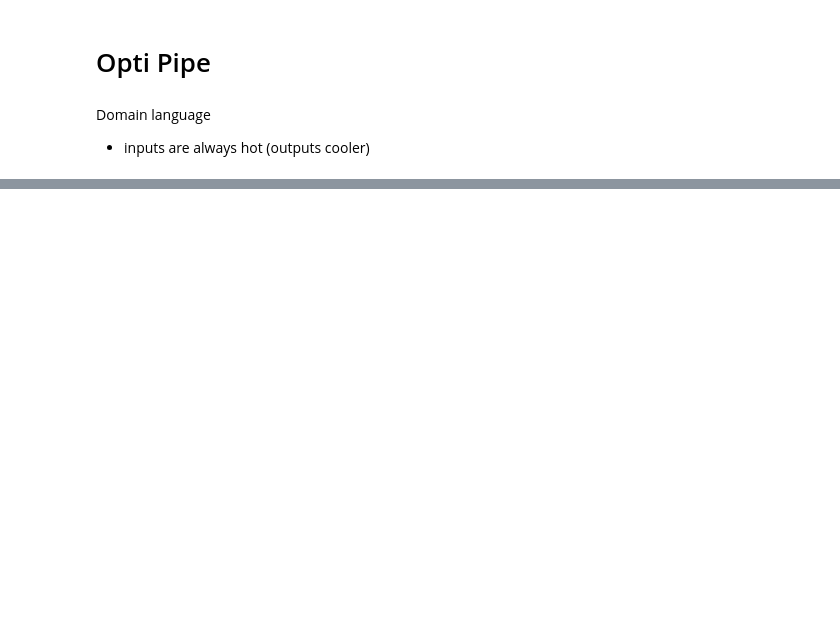
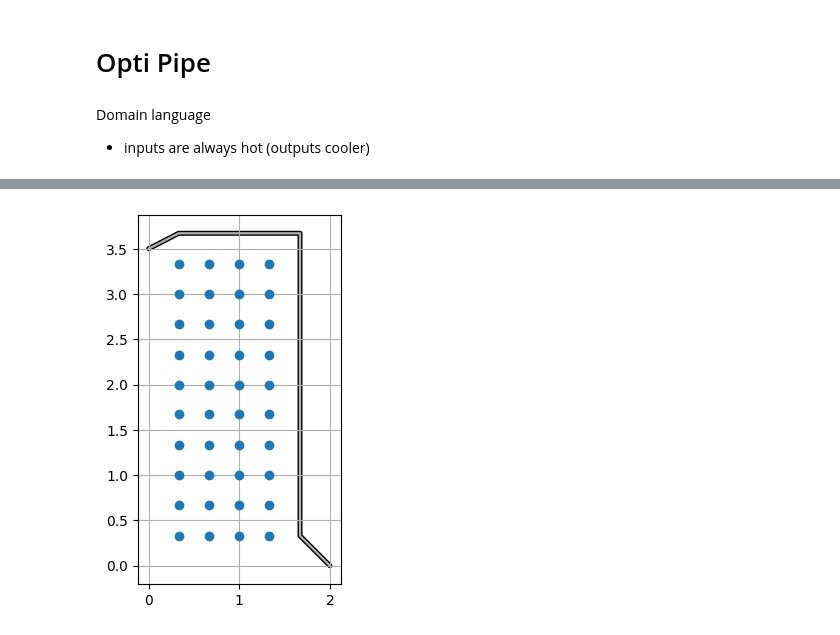
Before and after one commit to felixscode/opti-pipe, a Jupyter notebook: jupyter/prof.ipynb, the cells around one changed output, grey strips where cells are left out. Drawn from its saved outputs; the diff is of its cells as text; code cells hidden in the pictures; blank space fills up the shorter version.

```diff
--- a/jupyter/prof.ipynb
+++ b/jupyter/prof.ipynb
@@ -56,0 +54,26 @@ Path not found between 2.0_0_NodeType.INPUT and 0_3.75_NodeType.INPUT
+# %%
+import networkx as nx
+from shapely.geometry import MultiPoint
+from shapely.plotting import  plot_points
+subgraphs = tuple(nx.connected_components(model.graph.graph))
+# %%
+def get_multi_point_from_graph(graph,nodes):
+    return MultiPoint([node.geometry for node in nodes if node.id in graph])
+
+def find_best_pipe(subgraph,pipes,nodes,grid_size):
+    shapely_points = get_multi_point_from_graph(subgraph,nodes)
+    plot_points(shapely_points)
+    potential_pipes = []
+    for pipe in pipes:
+        if pipe.geometry.distance(shapely_points) < grid_size*1.1:
+            potential_pipes.append(pipe)
+    if not potential_pipes:
+        raise ValueError("No potential pipes found")
+    best_pipe = max(potential_pipes,key=lambda x: x.heat)
+    return best_pipe
+# %%
+sg = subgraphs[0]
+pipe = find_best_pipe(sg,model.pipes,model.graph.iter_nodes(),grid_size)
+pipe._render()
+# %% [output]
+[figure, added]
```
Also changed, not shown: parts of 7 cells of this notebook.
